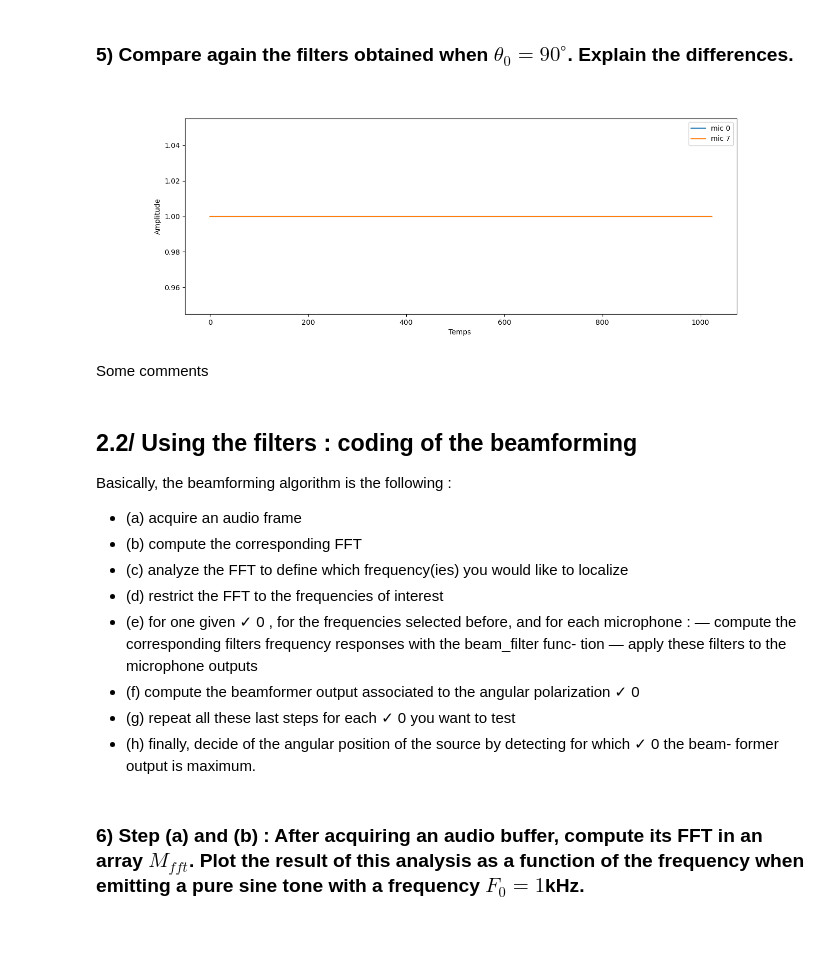
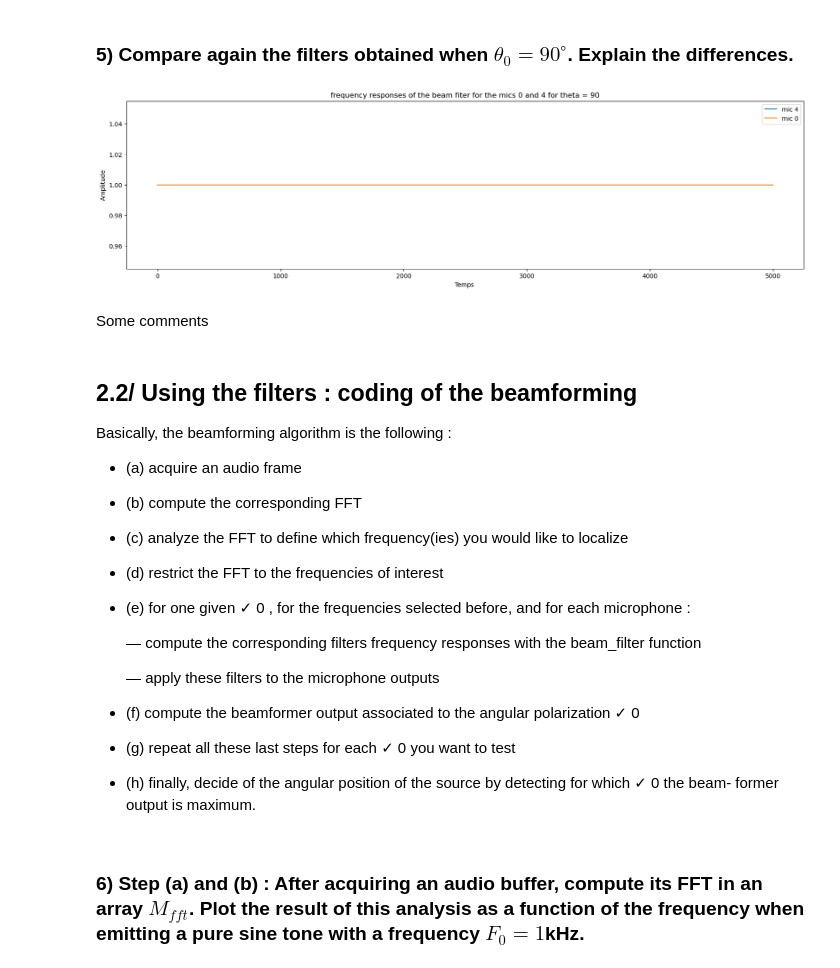
Before and after one commit to islemkobbi/M2-ISI, a Jupyter notebook: TSI/son/TP2/TP2_etu.ipynb, the cells around one changed output. Cells and saved outputs as stored; diff of their text form; code cells hidden in the pictures; blank space fills up the shorter version.

```diff
--- a/TSI/son/TP2/TP2_etu.ipynb
+++ b/TSI/son/TP2/TP2_etu.ipynb
@@ -105,29 +88,22 @@ plt.show()
 Some comments.
 # %% [markdown]
 ### 5) Compare again the filters obtained when $\theta_0 = 90^\circ$. Explain the differences.
-# %%
-def FT(Y,N,fs):
-    yf = np.fft.fft(Y)[:N//2]
-    xf = np.fft.fftfreq(N, 1/fs)[:N//2]
-    return yf,xf
-
-Fy0 , Fx0 = FT(m[:,0],2048,20000)
-Fy7 , Fx7 = FT(m[:,7],2048,20000)
-
-Fr0 = beam_filter(m, Fx0, 90 , 0)
-Fr7 = beam_filter(m, Fx0, 90 , 7)
-
-
-plt.figure(figsize=[14,5])
-plt.plot(Fr0, label="mic 0")
-plt.plot(Fr7, label="mic 7")
-plt.legend()
-plt.xlabel('Temps ')
-plt.ylabel('Amplitude')
-plt.legend()
-plt.show()
-# %% [output]
-[figure, removed]
+# %%
+F = np.linspace(0,5000, 5000)
+
+W_90_4 = beam_filter(F, 90 , 4)
+W_90_0 = beam_filter(F, 90 , 0)
+
+plt.figure(figsize=[20,5])
+plt.plot(W_90_4, label="mic 4")
+plt.plot(W_90_0, label="mic 0")
+plt.title("frequency responses of the beam fiter for the mics 0 and 4 for theta = 90")
+plt.xlabel('Temps ')
+plt.ylabel('Amplitude')
+plt.legend()
+plt.show()
+# %% [output]
+[figure, added]
 # %% [markdown]
 Some comments
 # %% [markdown]
@@ -139,9 +115,11 @@ Basically, the beamforming algorithm is the following :
 - (c) analyze the FFT to define which frequency(ies) you would like to localize
 - (d) restrict the FFT to the frequencies of interest
 - (e) for one given ✓ 0 , for the frequencies selected before, and for each microphone :
-  — compute the corresponding filters frequency responses with the beam_filter func-
-tion
+
+  — compute the corresponding filters frequency responses with the beam_filter function
+
   — apply these filters to the microphone outputs
+
 - (f) compute the beamformer output associated to the angular polarization ✓ 0
 - (g) repeat all these last steps for each ✓ 0 you want to test
 - (h) finally, decide of the angular position of the source by detecting for which ✓ 0 the beam-
```
Also changed, not shown: parts of 29 cells of this notebook, 13 other files.
